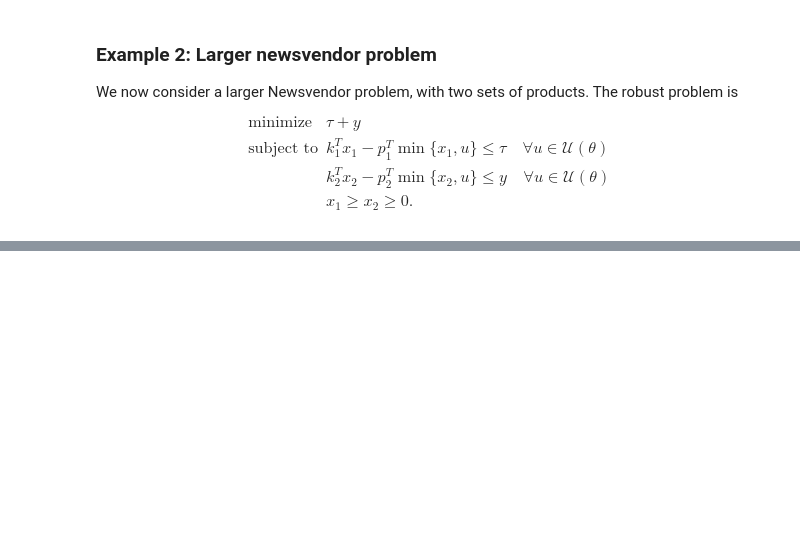
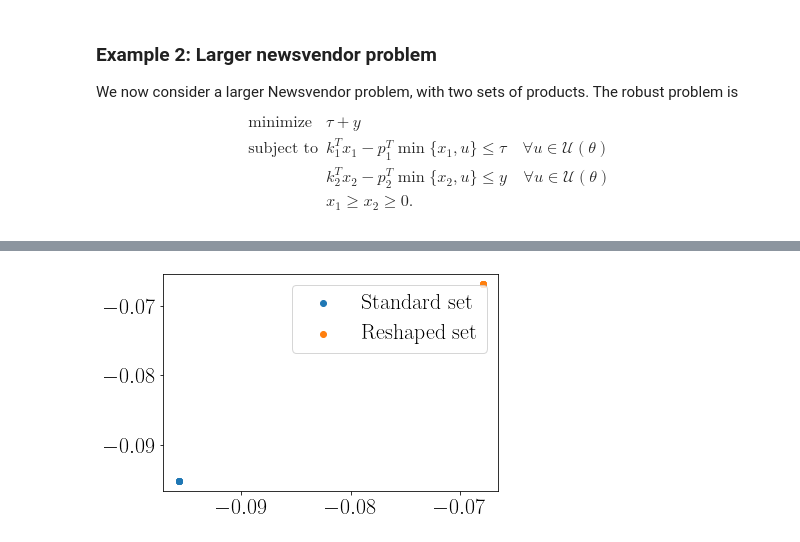
Before and after one commit to stellatogrp/lropt, a Jupyter notebook: docs/examples/experiments/Newsvendor/Larger_newsvendor.ipynb, the cells around one changed output, grey strips where cells are left out. Drawn from its saved outputs; the diff is of its cells as text; code cells hidden in the pictures; blank space fills up the shorter version.

```diff
--- a/docs/examples/experiments/Newsvendor/Larger_newsvendor.ipynb
+++ b/docs/examples/experiments/Newsvendor/Larger_newsvendor.ipynb
@@ -134,0 +390,7 @@ plot_iters(df1,"News", steps = 800,logscale = 1)
+# %%
+plt.scatter(standard_table[:,4], standard_table[:,3],label = "Standard set")
+plt.scatter(reshaped_table[:,4], reshaped_table[:,3],label = "Reshaped set")
+plt.legend()
+plt.show()
+# %% [output]
+[figure, added]
```
Also changed, not shown: parts of 18 cells of this notebook, 9 other files.
